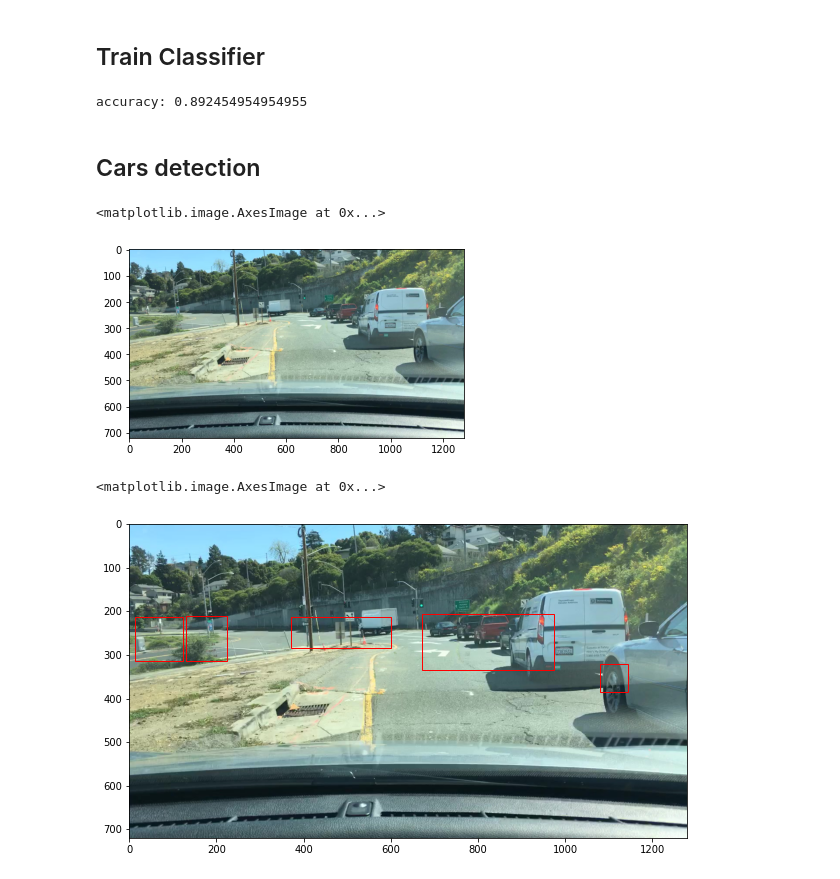
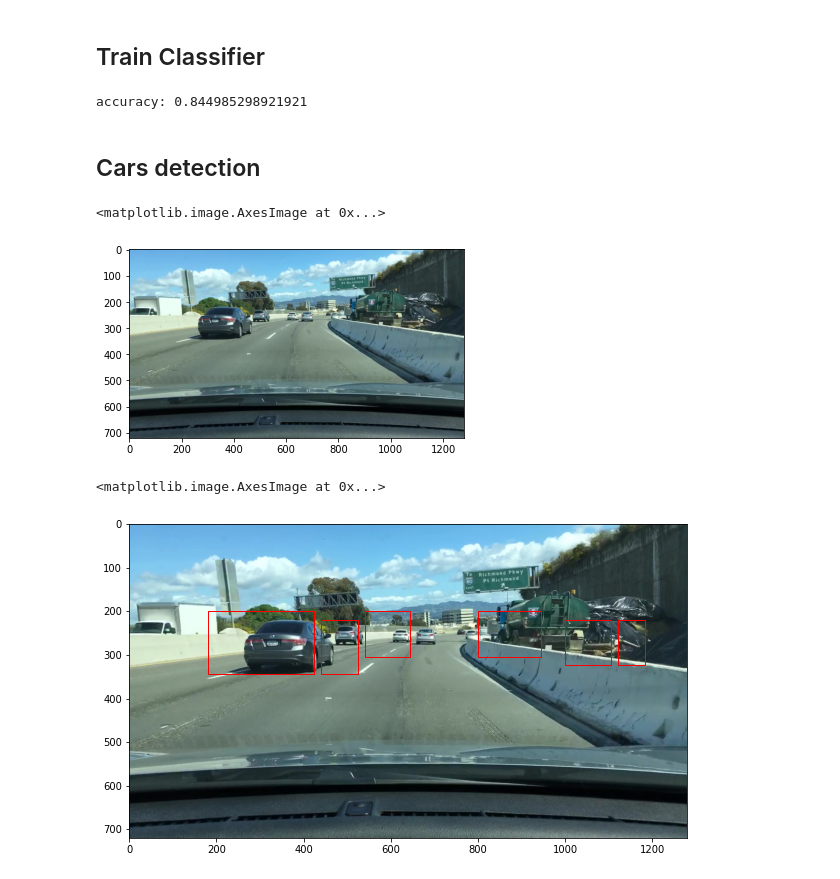
Before and after one commit to timrio/cars_detection, a Jupyter notebook: run_model sift.ipynb, the cells around one changed output. Cells and saved outputs as stored; diff of their text form; code cells hidden in the pictures.

```diff
--- a/run_model sift.ipynb
+++ b/run_model sift.ipynb
@@ -154,14 +151,14 @@ scaler = StandardScaler()
 X_train = scaler.fit_transform(np.float32(X_train))
 X_test = scaler.transform(np.float32(X_test))
 # %%
-clf = SVC()
+clf = XGBClassifier()
 clf.fit(X_train, y_train)
 
 y_pred = clf.predict(X_test)
 acc = accuracy_score(y_test, y_pred)
 print(f"accuracy: {acc}")
 # %% [output]
-accuracy: 0.892454954954955
+accuracy: 0.844985298921921
 # %% [markdown]
 ## Cars detection
 # %%
@@ -188,10 +185,10 @@ def find_cars(img, svc, X_scaler, ystart_ystop_scale, vocab, h_shift=0, visualis
         window = 64
         x_size = ctrans_tosearch.shape[1]
         y_size = ctrans_tosearch.shape[0]
-        step = 10
+        step = 8
 
-        for xb in range(0, x_size-window, step):
-            for yb in range(0, y_size-window, step):
+        for xb in range(0, x_size, step):
+            for yb in range(0, y_size, step):
 
                 xleft = np.int32(xb*scale)
                 ytop = np.int32(yb*scale)
@@ -207,7 +204,7 @@ def find_cars(img, svc, X_scaler, ystart_ystop_scale, vocab, h_shift=0, visualis
                 kp, des = sift.detectAndCompute(crop, None)
                 dists = pairwise_distances(vocab, des)
                 argmin = np.argmin(dists,0)
-                hist = np.bincount(argmin,minlength = 500)
+                hist = np.bincount(argmin,minlength = 300)
                 hist = hist/np.sum(hist)
                 features.append(hist)
 
@@ -362,26 +359,26 @@ submission_df.Predicted = preds
 submission_df.to_csv('final_predictions.csv', index=False)
 # %%
 images_list = os.listdir('test/')
-img = imread('./test/'+images_list[120])
+img = imread('./test/'+images_list[20])
 plt.imshow(img)
 # %% [output]
 <matplotlib.image.AxesImage at 0x...>
-[figure, old version]
+[figure, new version]
 # %%
-ystart_ystop_scale = [(200, 300, 0.8), (200, 500,1), (300, 400, 1.5), (200, 500, 2), (200, 500, 4)]
-bbox_detection_list, pred_array = find_cars(img, clf, scaler, ystart_ystop_scale)
+ystart_ystop_scale = [(200, 500,1), (200, 500, 1.5), (200, 500, 3)]
+bbox_detection_list, pred_array = find_cars(img, clf, scaler, ystart_ystop_scale, vocab)
 # %%
 new_boxes = box_otsu(pred_array)
-new_boxes = non_max_suppression(np.array(new_boxes), 0.5)
+new_boxes = non_max_suppression(np.array(new_boxes), 0.8)
 
 fig, ax = plt.subplots(figsize=(10, 8))
 
 for x, y, dx, dy in new_boxes:
 
     rect = patches.Rectangle((x, y), dx, dy, edgecolor='r', facecolor='none')
     ax.add_patch(rect)
 
 ax.imshow(img)
 # %% [output]
 <matplotlib.image.AxesImage at 0x...>
-[figure, old version]
+[figure, new version]
```
Also changed, not shown: parts of 7 cells of this notebook.
